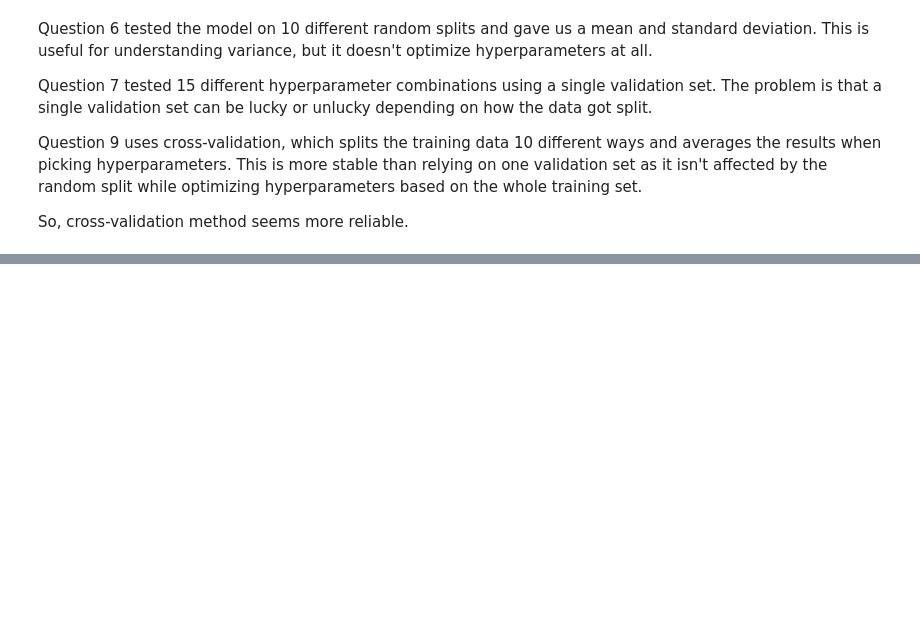
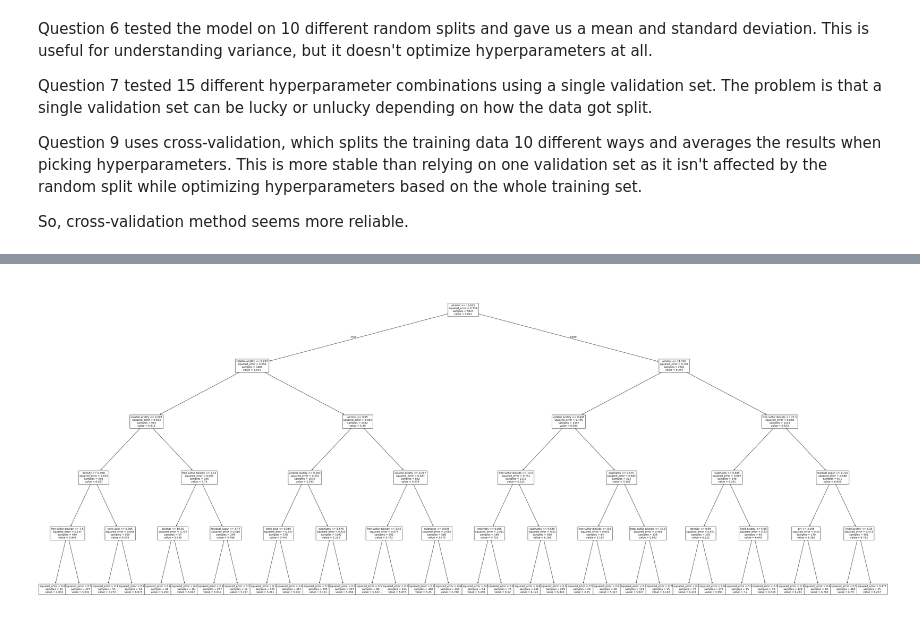
Before and after one commit to thanasisxan/AI-101-Machine-Learning, a Jupyter notebook: Exercise-4/wine-type-prediction-2.ipynb, the cells around one changed output, grey strips where cells are left out. Saved outputs shown, nothing was run; the diff lists cells and outputs as text; code cells hidden in the pictures; blank space fills up the shorter version.

```diff
--- a/Exercise-4/wine-type-prediction-2.ipynb
+++ b/Exercise-4/wine-type-prediction-2.ipynb
@@ -373,0 +376,6 @@ So, cross-validation method seems more reliable.
+# %%
+param_grid_11 = {
+    **param_grid,
+    'max_depth': [5],
+}
+param_grid_11
@@ -373,0 +386,4 @@ So, cross-validation method seems more reliable.
+# %%
+model11 = GridSearchCV(scoring='neg_mean_absolute_error', estimator=DecisionTreeRegressor(random_state=0),
+                       param_grid=param_grid_11, cv=10, n_jobs=-1)
+model11.fit(x_train, y_train)
@@ -373,0 +398,3 @@ So, cross-validation method seems more reliable.
+# %%
+feature_names = df.drop(columns=['quality']).columns.tolist()
+feature_names
@@ -373,0 +414,6 @@ So, cross-validation method seems more reliable.
+# %%
+plt.figure(figsize=(60, 24))
+plot_tree(model11.best_estimator_, feature_names=feature_names, fontsize=10)
+plt.show()
+# %% [output]
+[figure, added]
```
Also changed, not shown: parts of 8 cells of this notebook, 1 other file.
